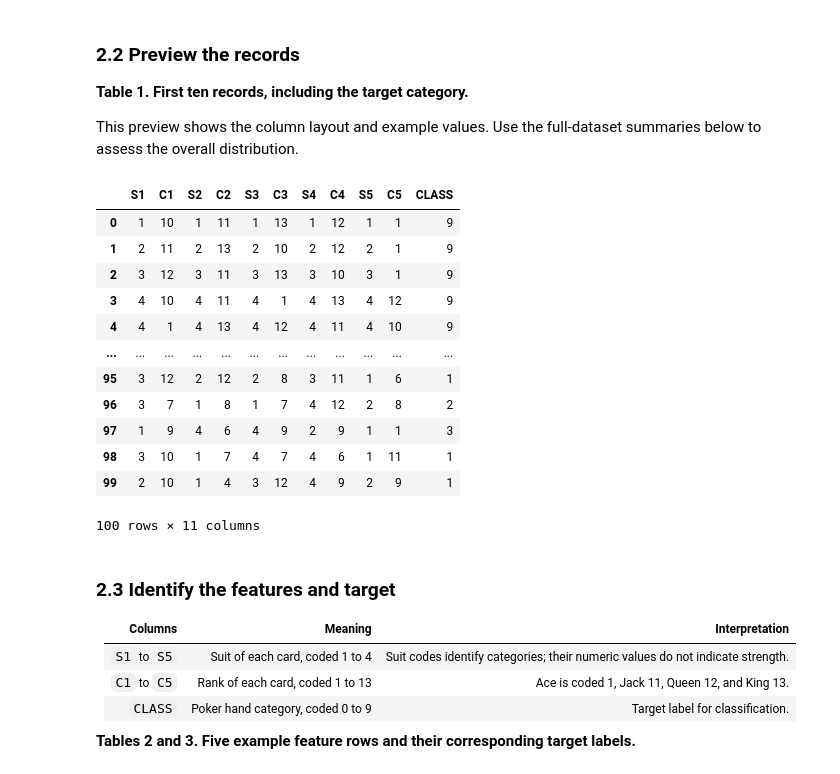
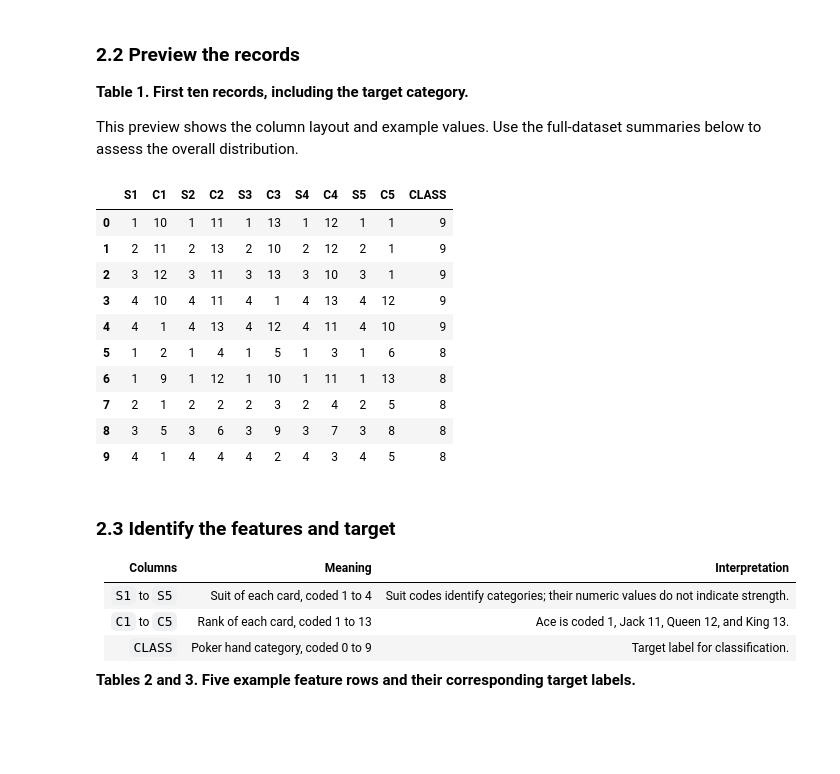
Before and after one commit to frangu617/USD, a Jupyter notebook: AAI_500/FinalProject/poker_hand_analysis.ipynb, the cells around one changed output. Cells and saved outputs as stored; diff of their text form; code cells hidden in the pictures; blank space fills up the shorter version.

```diff
--- a/AAI_500/FinalProject/poker_hand_analysis.ipynb
+++ b/AAI_500/FinalProject/poker_hand_analysis.ipynb
@@ -26,10 +40,28 @@ Fetch the dataset from UCI. `X` contains the input features, `y` contains the ha
 # %%
-from ucimlrepo import fetch_ucirepo
+from pathlib import Path
+import zipfile
+import pandas as pd
 import matplotlib.pyplot as plt
+from IPython.display import display
 
-poker_hand = fetch_ucirepo(id=158)
+columns = [
+    "S1", "C1", "S2", "C2", "S3", "C3",
+    "S4", "C4", "S5", "C5", "CLASS",
+]
+archive_path = Path("poker+hand.zip")
+if not archive_path.is_file():
+    raise FileNotFoundError("Keep poker+hand.zip in the notebook's working folder.")
 
-X = poker_hand.data.features
-y = poker_hand.data.targets
+with zipfile.ZipFile(archive_path) as archive:
+    with archive.open("poker-hand-training-true.data") as file:
+        train_data = pd.read_csv(file, header=None, names=columns)
+    with archive.open("poker-hand-testing.data") as file:
+        test_data = pd.read_csv(file, header=None, names=columns)
 
-data = X.join(y)
+# Combined data is used for descriptive exploration, not model fitting.
+data = pd.concat([train_data, test_data], ignore_index=True)
+X = data.drop(columns="CLASS")
+y = data[["CLASS"]]
+
+print(f"Supplied training file: {len(train_data):,} hands")
+print(f"Supplied test file: {len(test_data):,} hands")
@@ -40,21 +75,19 @@ data = X.join(y)
 
 This preview shows the column layout and example values. Use the full-dataset summaries below to assess the overall distribution.
 # %%
-data.head(100)
+data.head(10)
 # %% [output]
 |  | S1 | C1 | S2 | C2 | S3 | C3 | S4 | C4 | S5 | C5 | CLASS |
 | 0 | 1 | 10 | 1 | 11 | 1 | 13 | 1 | 12 | 1 | 1 | 9 |
 | 1 | 2 | 11 | 2 | 13 | 2 | 10 | 2 | 12 | 2 | 1 | 9 |
 | 2 | 3 | 12 | 3 | 11 | 3 | 13 | 3 | 10 | 3 | 1 | 9 |
 | 3 | 4 | 10 | 4 | 11 | 4 | 1 | 4 | 13 | 4 | 12 | 9 |
 | 4 | 4 | 1 | 4 | 13 | 4 | 12 | 4 | 11 | 4 | 10 | 9 |
-| ... | ... | ... | ... | ... | ... | ... | ... | ... | ... | ... | ... |
-| 95 | 3 | 12 | 2 | 12 | 2 | 8 | 3 | 11 | 1 | 6 | 1 |
-| 96 | 3 | 7 | 1 | 8 | 1 | 7 | 4 | 12 | 2 | 8 | 2 |
-| 97 | 1 | 9 | 4 | 6 | 4 | 9 | 2 | 9 | 1 | 1 | 3 |
-| 98 | 3 | 10 | 1 | 7 | 4 | 7 | 4 | 6 | 1 | 11 | 1 |
-| 99 | 2 | 10 | 1 | 4 | 3 | 12 | 4 | 9 | 2 | 9 | 1 |
+| 5 | 1 | 2 | 1 | 4 | 1 | 5 | 1 | 3 | 1 | 6 | 8 |
+| 6 | 1 | 9 | 1 | 12 | 1 | 10 | 1 | 11 | 1 | 13 | 8 |
+| 7 | 2 | 1 | 2 | 2 | 2 | 3 | 2 | 4 | 2 | 5 | 8 |
+| 8 | 3 | 5 | 3 | 6 | 3 | 9 | 3 | 7 | 3 | 8 | 8 |
+| 9 | 4 | 1 | 4 | 4 | 4 | 2 | 4 | 3 | 4 | 5 | 8 |
-100 rows × 11 columns
 # %% [markdown]
 ### 2.3 Identify the features and target
 
```
Also changed, not shown: parts of 14 cells of this notebook, 2 other files.
